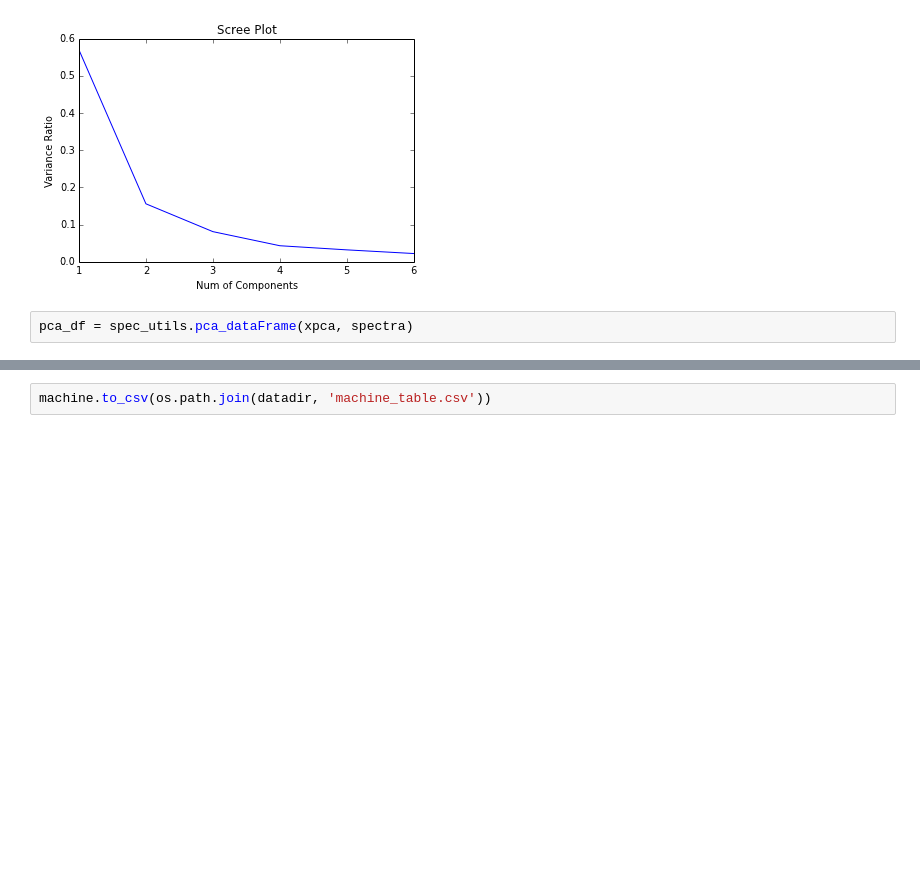
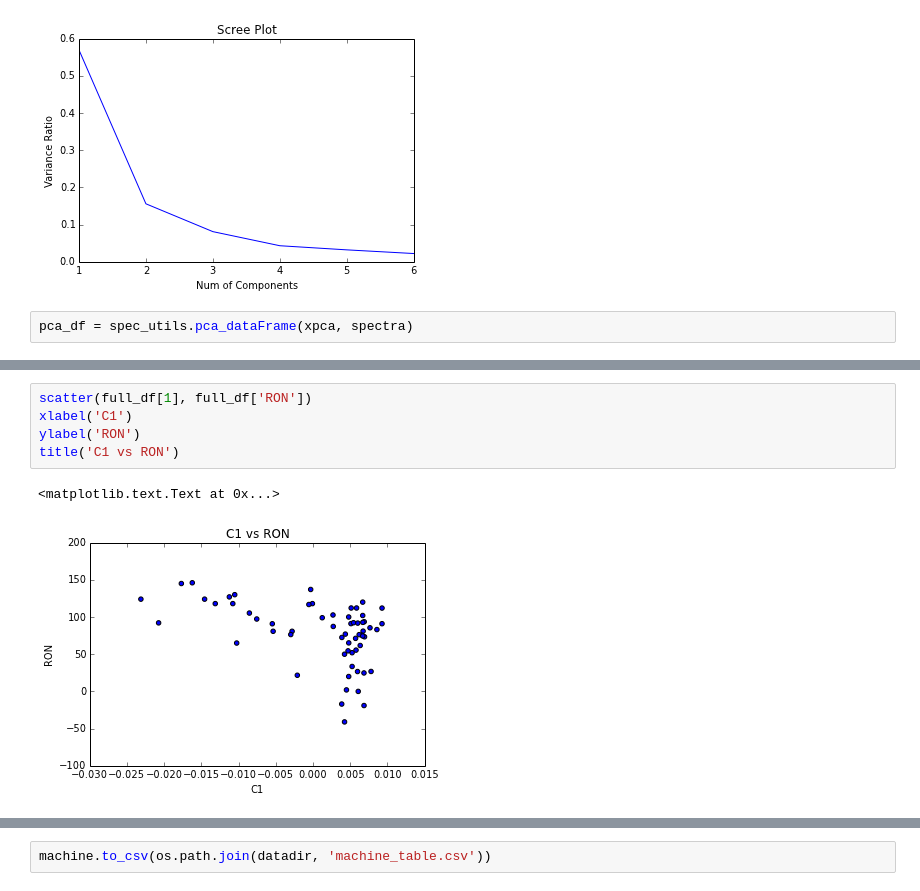
Before and after one commit to BrandonJvV/OctaneNumber, a Jupyter notebook: OctanePrediction.ipynb, the cells around one changed output, grey strips where cells are left out. Drawn from its saved outputs; the diff is of its cells as text; blank space fills up the shorter version.

```diff
--- a/OctanePrediction.ipynb
+++ b/OctanePrediction.ipynb
@@ -60,3 +49,11 @@ for CAS in ON_bar.transpose():
+# %%
+scatter(full_df[1], full_df['RON'])
+xlabel('C1')
+ylabel('RON')
+title('C1 vs RON')
+# %% [output]
+<matplotlib.text.Text at 0x...>
+[figure, added]
 # %%
 #change the color map here...which color scale will be most desirable
 colmap = plt.cm.winter
```
Also changed, not shown: parts of 11 cells of this notebook.
